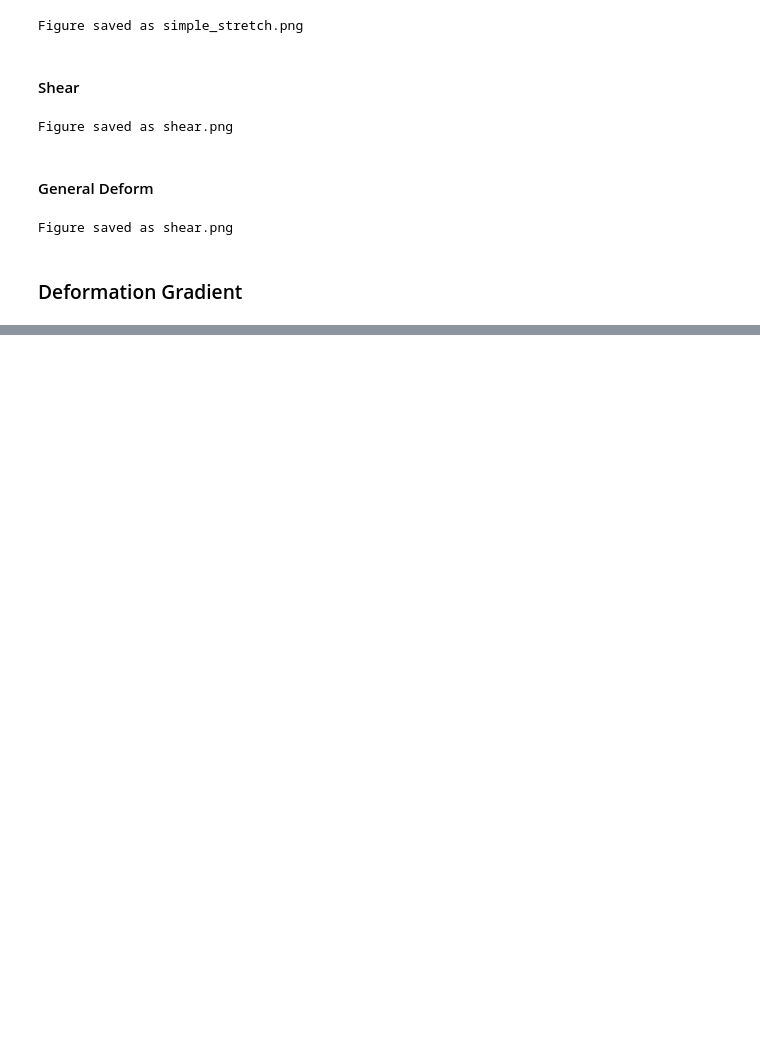
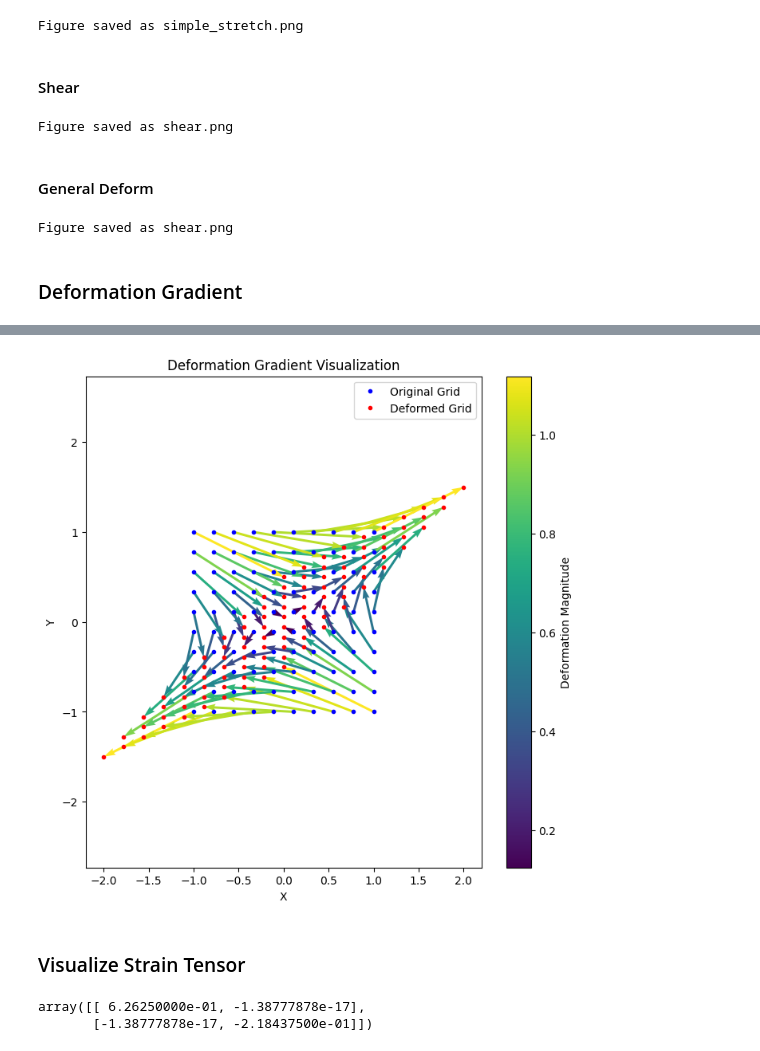
Before and after one commit to Xiaowen2024/GraphicsResearch, a Jupyter notebook: visualization/striain_stress_visualizer.ipynb, the cells around one changed output, grey strips where cells are left out. Saved outputs shown, nothing was run; the diff lists cells and outputs as text; code cells hidden in the pictures; blank space fills up the shorter version.

```diff
--- a/visualization/striain_stress_visualizer.ipynb
+++ b/visualization/striain_stress_visualizer.ipynb
@@ -125,0 +168,14 @@ AttributeError: 'function' object has no attribute 'jacobian'
+# %%
+visualize_deformation(shear)
+# %% [output]
+[figure, added]
+# %% [markdown]
+### Visualize Strain Tensor
+# %%
+F = calculate_deformation_tensor(deform)
+
+strain_tensor = 1/2 * (np.transpose(F(coords)) @ F(coords) - np.eye(2))
+strain_tensor
+# %% [output]
+array([[ 6.26250000e-01, -1.38777878e-17],
+       [-1.38777878e-17, -2.18437500e-01]])
```
Also changed, not shown: parts of 5 cells of this notebook.
